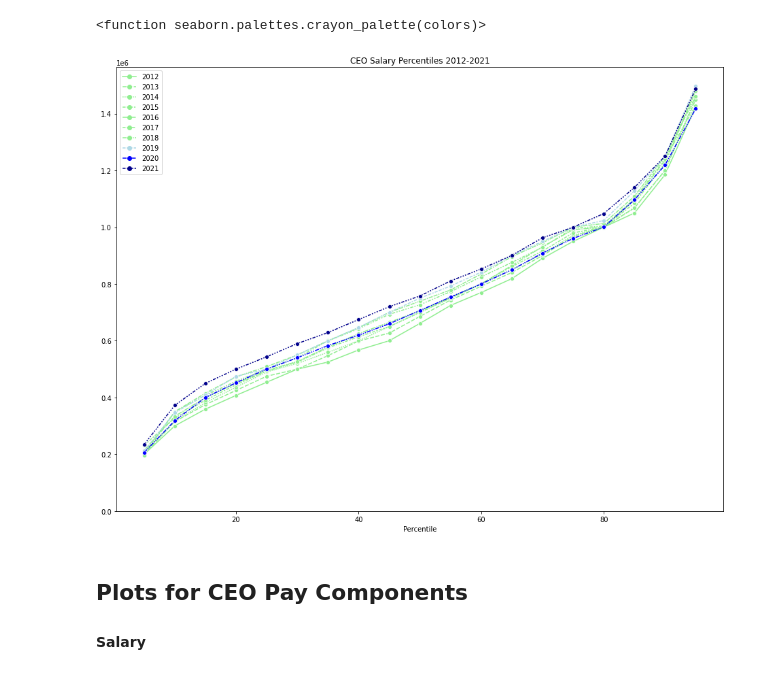
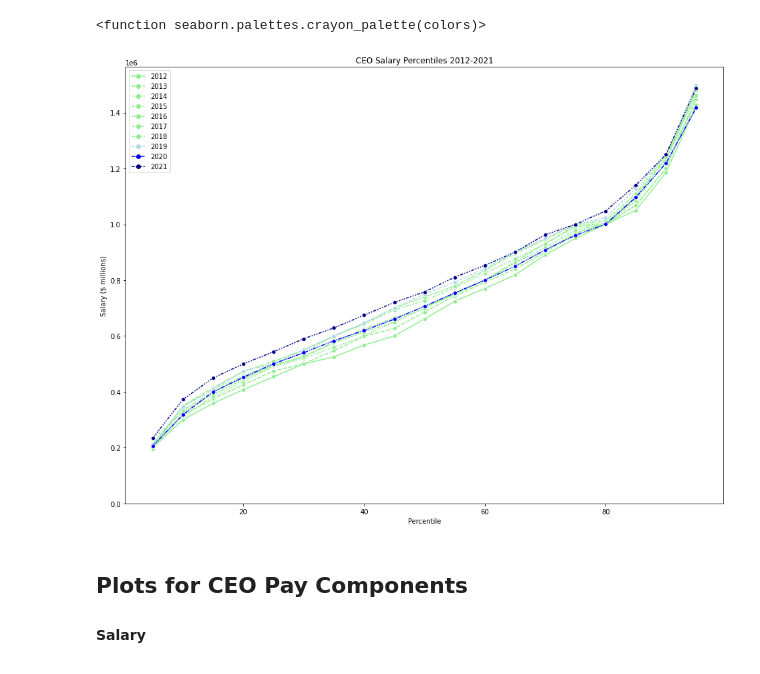
Before and after one commit to kbaum215/Exploring-Company-Financials-and-Executive-Pay, a Jupyter notebook: EDA/EDA_CEO_changes.ipynb, the cells around one changed output. Cells and saved outputs as stored; diff of their text form; code cells hidden in the pictures.

```diff
--- a/EDA/EDA_CEO_changes.ipynb
+++ b/EDA/EDA_CEO_changes.ipynb
@@ -95,19 +95,20 @@ sns.crayon_palette
 # %%
 my_palette = ['lightgreen','lightgreen','lightgreen','lightgreen','lightgreen','lightgreen','lightgreen','lightblue','blue','darkblue']
 my_size = [0.5,0.5,0.5,0.5,0.5,0.5,0.5,0.5,0.5,0.5]
 my_marker = ['o','o','o','o','o','o','o','o','o','o']
 
 plt.figure(figsize=(16,12))
 sns.lineplot(data=percentile_df.drop(columns=[0]).T,
                 palette=my_palette,
                 markers=my_marker,)
 #                sizes=my_size)
 plt.title('CEO Salary Percentiles 2012-2021')
 plt.ylim(0,)
 plt.xlabel("Percentile")
+plt.ylabel("Salary ($ millions)")
 plt.savefig("../images/ceo_percentiles.png");
 # %% [output]
-[figure, old version]
+[figure, new version]
 # %% [markdown]
 ## Plots for CEO Pay Components
 #### Salary
```
Also changed, not shown: parts of 1 cell of this notebook, 6 other files.
